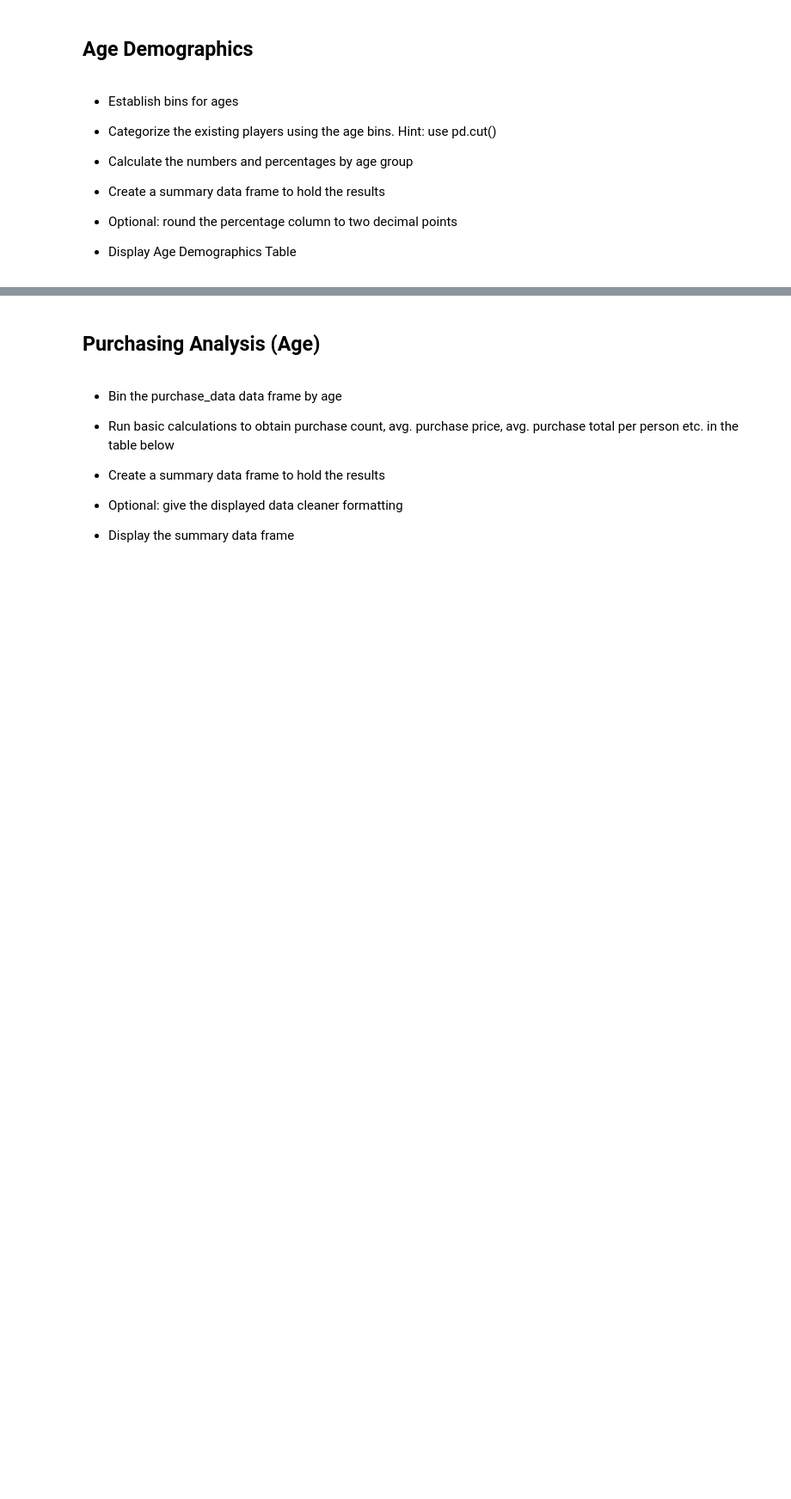
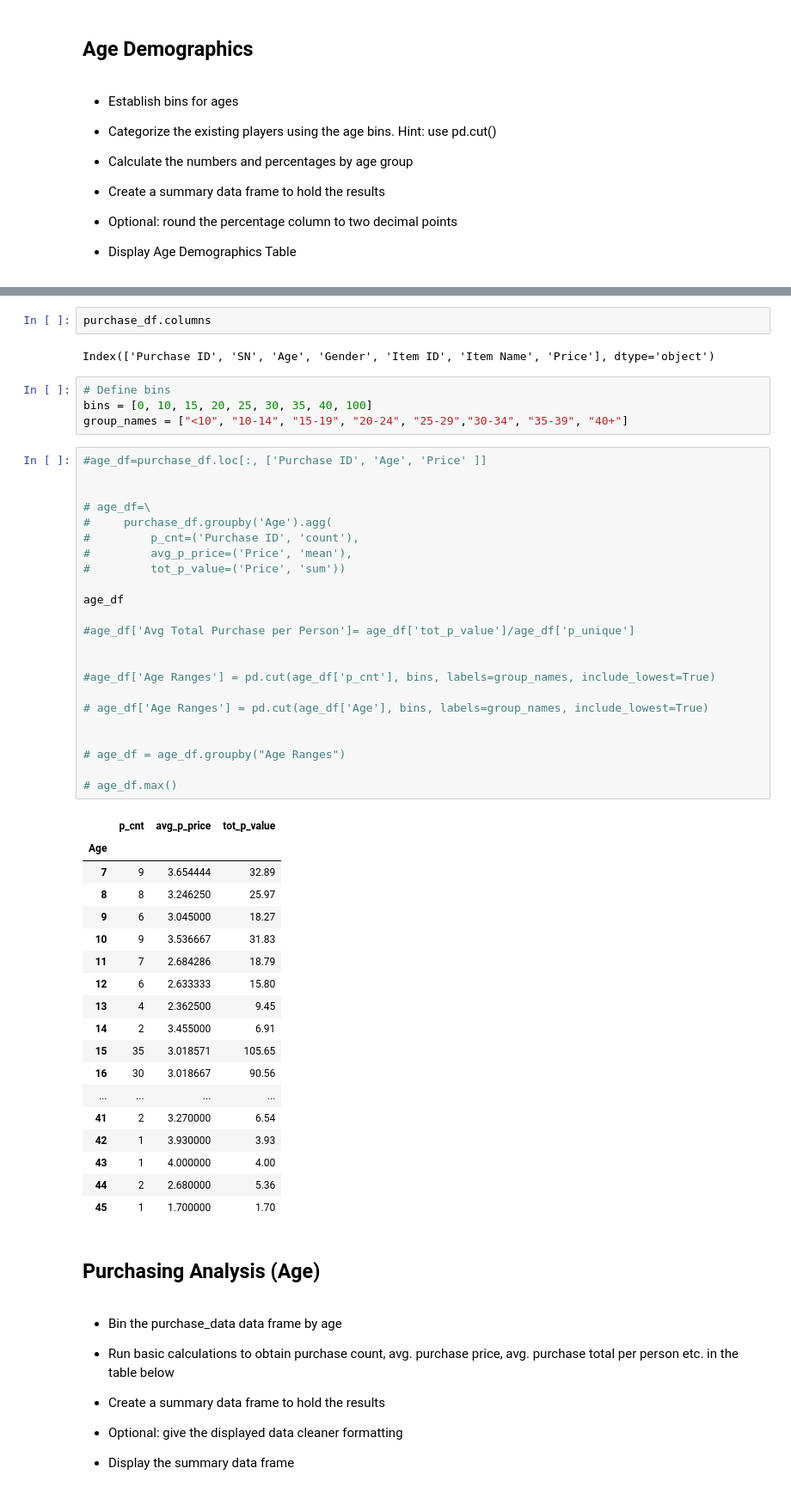
Before and after one commit to mengyin-lee/pandas-challenge, a Jupyter notebook: HeroesOfPymoli/HeroesOfPymoli_starter.ipynb, the cells around one changed output, grey strips where cells are left out. Shown at 86% size. Cells and saved outputs as stored; diff of their text form; blank space fills up the shorter version.

```diff
--- a/HeroesOfPymoli/HeroesOfPymoli_starter.ipynb
+++ b/HeroesOfPymoli/HeroesOfPymoli_starter.ipynb
@@ -193,3 +187,53 @@ analysis_df
+# %%
+purchase_df.columns
+# %% [output]
+Index(['Purchase ID', 'SN', 'Age', 'Gender', 'Item ID', 'Item Name', 'Price'], dtype='object')
+# %%
+# Define bins
+bins = [0, 10, 15, 20, 25, 30, 35, 40, 100]
+group_names = ["<10", "10-14", "15-19", "20-24", "25-29","30-34", "35-39", "40+"]
+# %%
+#age_df=purchase_df.loc[:, ['Purchase ID', 'Age', 'Price' ]]
+
+
+# age_df=\
+#     purchase_df.groupby('Age').agg(
+#         p_cnt=('Purchase ID', 'count'),
+#         avg_p_price=('Price', 'mean'),
+#         tot_p_value=('Price', 'sum'))
+
+age_df
+
+#age_df['Avg Total Purchase per Person']= age_df['tot_p_value']/age_df['p_unique']
+
+
+#age_df['Age Ranges'] = pd.cut(age_df['p_cnt'], bins, labels=group_names, include_lowest=True)
+
+# age_df['Age Ranges'] = pd.cut(age_df['Age'], bins, labels=group_names, include_lowest=True)
+
+
+# age_df = age_df.groupby("Age Ranges")
+
+# age_df.max()
+# %% [output]
+|  | p_cnt | avg_p_price | tot_p_value |
+| Age |  |  |  |
+| 7 | 9 | 3.654444 | 32.89 |
+| 8 | 8 | 3.246250 | 25.97 |
+| 9 | 6 | 3.045000 | 18.27 |
+| 10 | 9 | 3.536667 | 31.83 |
+| 11 | 7 | 2.684286 | 18.79 |
+| 12 | 6 | 2.633333 | 15.80 |
+| 13 | 4 | 2.362500 | 9.45 |
+| 14 | 2 | 3.455000 | 6.91 |
+| 15 | 35 | 3.018571 | 105.65 |
+| 16 | 30 | 3.018667 | 90.56 |
+| ... | ... | ... | ... |
+| 41 | 2 | 3.270000 | 6.54 |
+| 42 | 1 | 3.930000 | 3.93 |
+| 43 | 1 | 4.000000 | 4.00 |
+| 44 | 2 | 2.680000 | 5.36 |
+| 45 | 1 | 1.700000 | 1.70 |
 # %% [markdown]
 ## Purchasing Analysis (Age)
 # %% [markdown]
```
Also changed, not shown: parts of 8 cells of this notebook.
